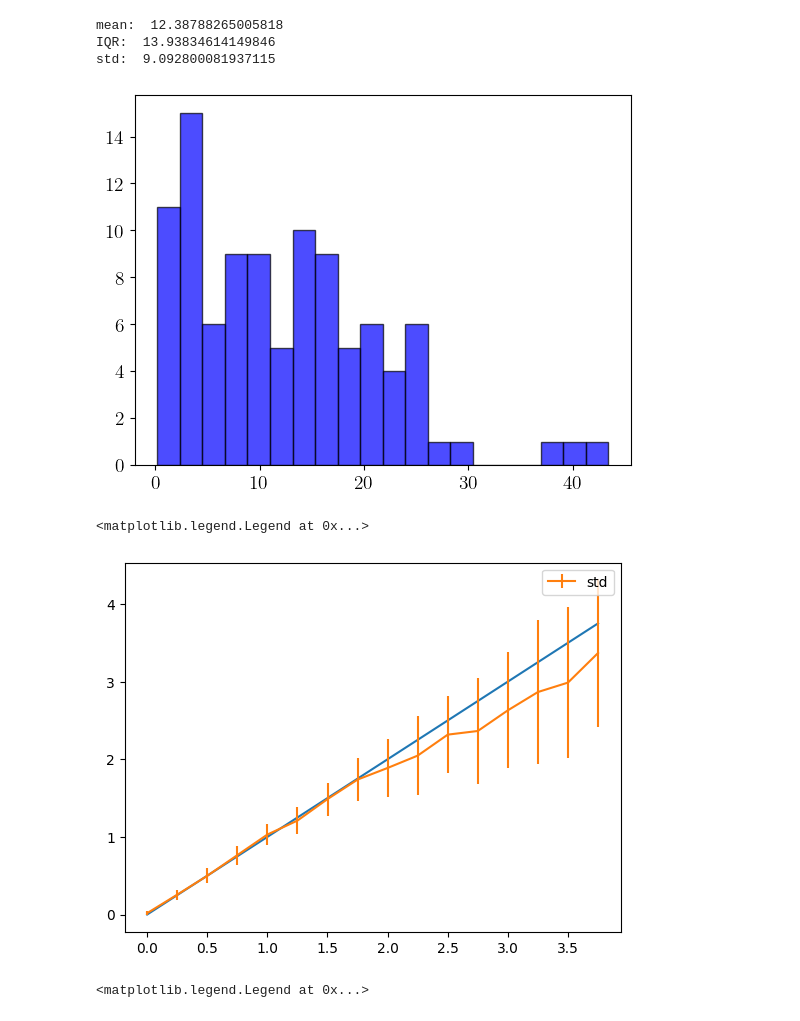
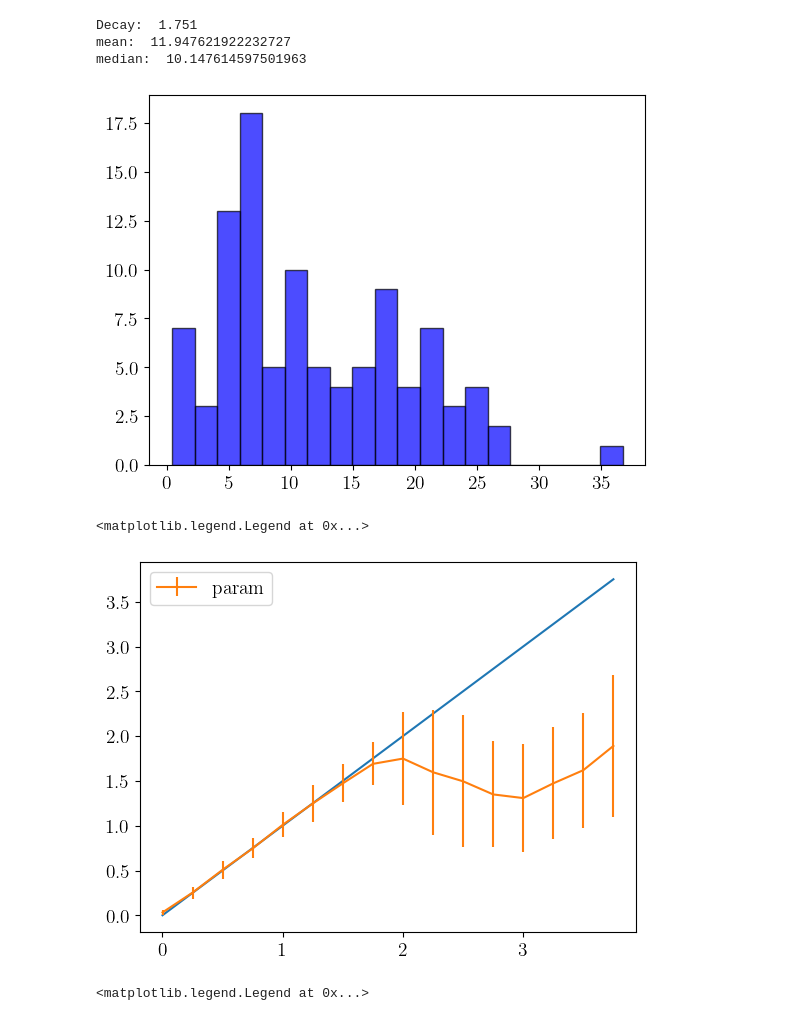
Before and after one commit to Davidkatom/Crosstalk, a Jupyter notebook: Comparisons/error_vs_decay.ipynb, the cells around one changed output. Saved outputs shown, nothing was run; the diff lists cells and outputs as text; code cells hidden in the pictures.

```diff
--- a/Comparisons/error_vs_decay.ipynb
+++ b/Comparisons/error_vs_decay.ipynb
@@ -81,7 +81,7 @@ for rep in range(repetitions):
 fitted_data = []
 T = 1 * np.pi
 uni_delay = np.linspace(0, T, 20)
-shots = 10000
+shots = 1000
 errors_fisher = []
 errors_local = []
 uniform_local = []
@@ -184,7 +182,7 @@ for rep, rep_fits in enumerate(fitted_data):
         )
 
         for error in fisher_errors:
-            if error > 2:
+            if error > 2 and decay < 2.8 and decay > 0.1:
                 print(f"Decay: {decay}, fitted_decay: {Decay_fisher} , error: {error}")
         uniform_errors = estimator.percent_error(
             np.concatenate([W, [decay], J_list]),
@@ -319,20 +321,22 @@ plt.legend()
 # %%
 # index = 9
-X = np.array(100 * np.array(errors_fisher_reshaped_a))[5][:100]
+X = np.array(100 * np.array(errors_fisher_reshaped_a))[12][:100]
 # print("Decay: ",Decay[index])
 # print(X)
 #plot histogram with 10 bins
 plt.hist(X, bins=20, color='blue', edgecolor='black', alpha=0.7)
-q75, q25 = np.percentile(X, [75, 25])
-iqr = q75 - q25
+# q75, q25 = np.percentile(X, [75, 25])
+# iqr = q75 - q25
+print("Decay: ", Decay[7])
 print("mean: ", np.mean(X))
-print("IQR: ", iqr)
-print("std: ", np.std(X))
+print("median: ", np.median(X))
+# print("IQR: ", iqr)
+# print("std: ", np.std(X))
 # %% [output]
-mean:  12.38788265005818
-IQR:  13.93834614149846
-std:  9.092800081937115
+Decay:  1.751
+mean:  11.947621922232727
+median:  10.147614597501963
-[figure, old version]
+[figure, new version]
 # %%
 import os
 import pandas as pd
@@ -416,11 +420,11 @@ omega_fit_t_std = [np.std(omega_fit_t[i]) for i in range(len(Decay))]
 # %%
 # plt.plot(Decay,decay_fit_t_mean,label='fit')
 plt.plot(Decay, Decay)
-plt.errorbar(Decay, decay_fit_t_mean, yerr=decay_fit_t_std, label='std')
+plt.errorbar(Decay, decay_fit_t_mean, yerr=decay_fit_t_std, label='param')
 plt.legend()
 # %% [output]
 <matplotlib.legend.Legend at 0x...>
-[figure, old version]
+[figure, new version]
 # %%
 # plt.plot(Decay,omega_fit_t_mean,label='fit')
 plt.plot(Decay, [1] * len(Decay))
```
Also changed, not shown: parts of 9 cells of this notebook, 2 other files.
